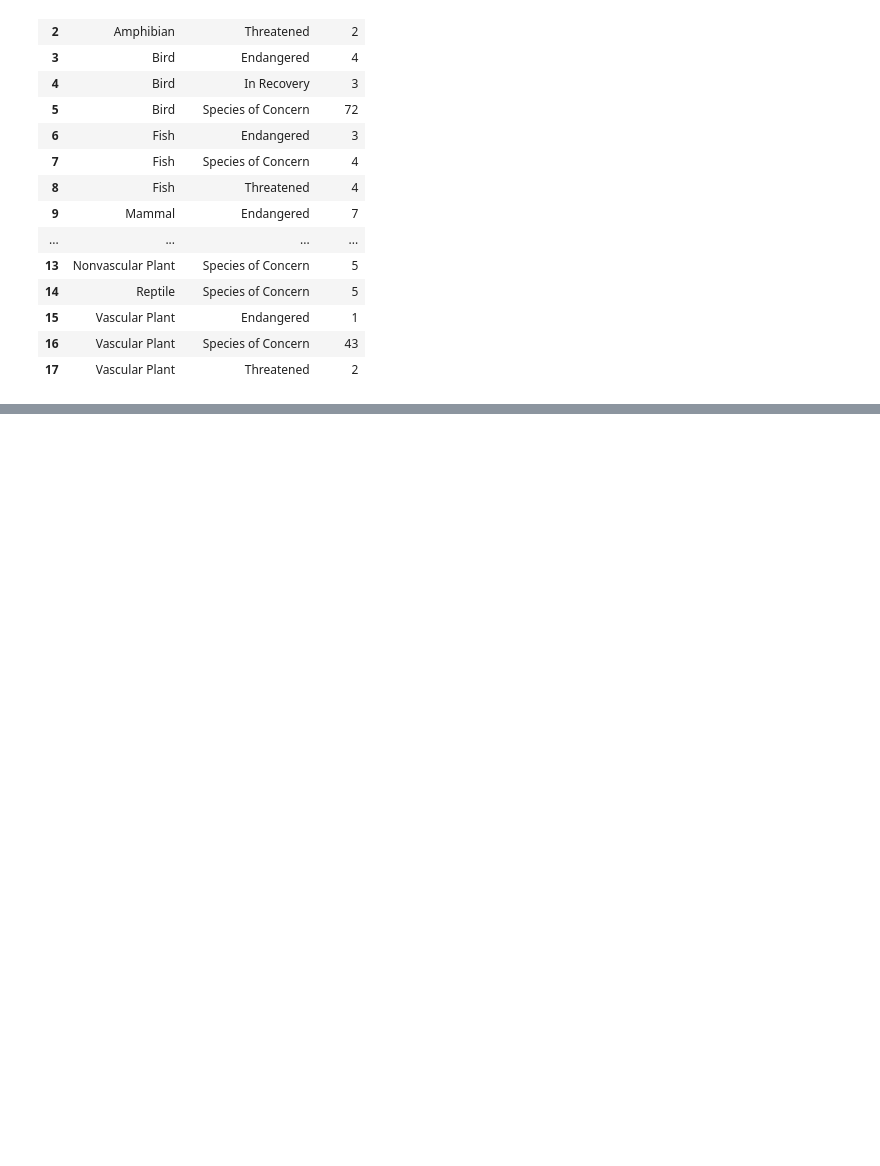
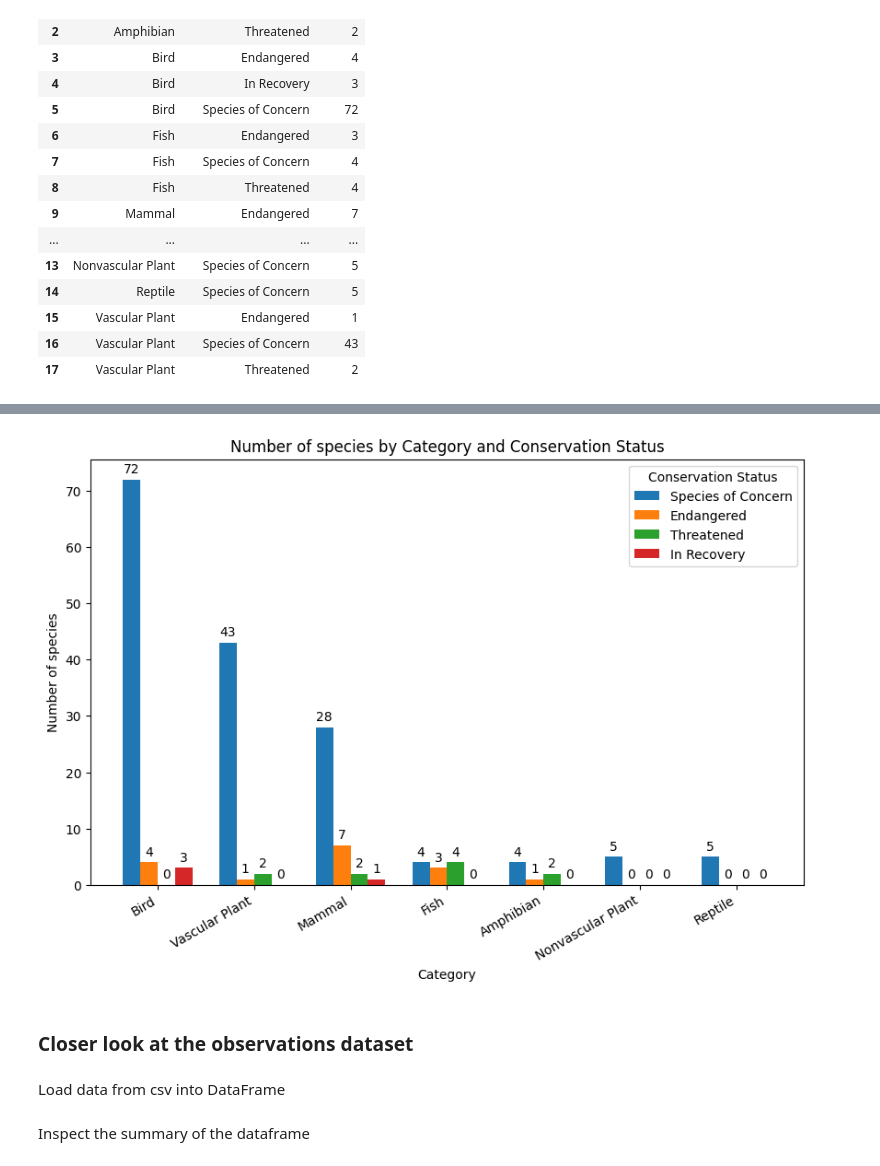
Before and after one commit to eugene-petrov-me/codecademy_biodiversity, a Jupyter notebook: biodiversity_starter/biodiversity.ipynb, the cells around one changed output, grey strips where cells are left out. Saved outputs shown, nothing was run; the diff lists cells and outputs as text; code cells hidden in the pictures; blank space fills up the shorter version.

Commit message:
add more charts

```diff
--- a/biodiversity_starter/biodiversity.ipynb
+++ b/biodiversity_starter/biodiversity.ipynb
@@ -119,14 +94,0 @@ pivot_data = conservation_status.pivot(index="conservation_status", columns="cat
-# %%
-ax, fig = plt.subplots()
-
-status = pivot_data.index
-x = np.arange(len(status))
-bottom = np.zeros(len(status))
-
-for category in pivot_data.columns:
-    values = pivot_data[category].values
-    plt.bar(x, values, bottom=bottom, label=status)
-    bottom += values
-
-plt.xticks(x, status)
-plt.show()
@@ -134,0 +95,11 @@ plt.show()
+# %%
+# Define a custom order for the conservation status
+conservation_status_order = ["Species of Concern", "Endangered", "Threatened", "In Recovery"]
+# %%
+# Pivot the data for visiualization
+pivot_data = conservation_status.pivot(index="category", columns="conservation_status", values="count").fillna(0)
+pivot_data["total"] = pivot_data.sum(axis=1) # Add a total column for sorting
+pivot_data = pivot_data.sort_values(by="total", ascending=False)
+pivot_data = pivot_data.drop(columns=["total"])
+pivot_data = pivot_data.reindex(columns=conservation_status_order, fill_value=0)
+pivot_data
@@ -134,0 +116,25 @@ plt.show()
+# %%
+categories = pivot_data.index
+statuses = pivot_data.columns
+x = np.arange(len(categories))  # the label locations
+width = 0.18  # the width of the bars
+
+fig, ax = plt.subplots(figsize=(10, 6))
+
+for i, status in enumerate(statuses):
+    ax.bar(x + i * width, pivot_data[status], width=width, label=status)
+    ax.bar_label(ax.containers[i], padding=3)
+
+plt.legend(title="Conservation Status")
+plt.xticks(x + width * (len(statuses) - 1) / 2, categories, rotation=30, ha="right")
+plt.xlabel("Category")
+plt.ylabel("Number of species")
+plt.title("Number of species by Category and Conservation Status")
+
+plt.show()
+# %% [output]
+[figure, added]
+# %% [markdown]
+### Closer look at the observations dataset
+# %% [markdown]
+Load data from csv into DataFrame
@@ -134,0 +143,2 @@ plt.show()
+# %% [markdown]
+Inspect the summary of the dataframe
```
Also changed, not shown: parts of 15 cells of this notebook.
